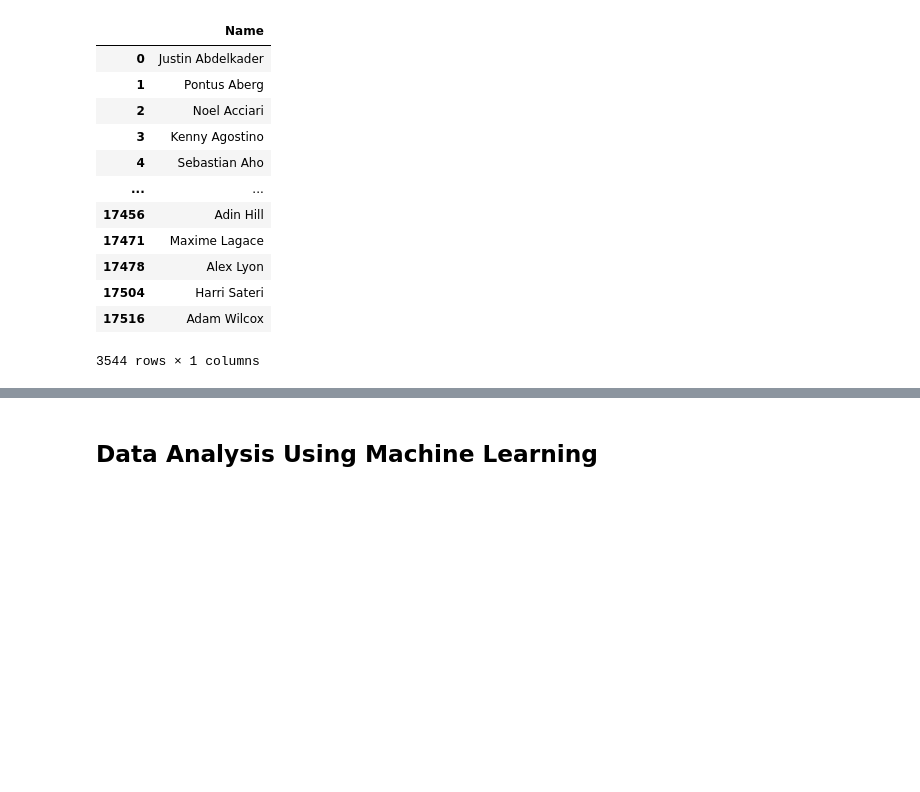
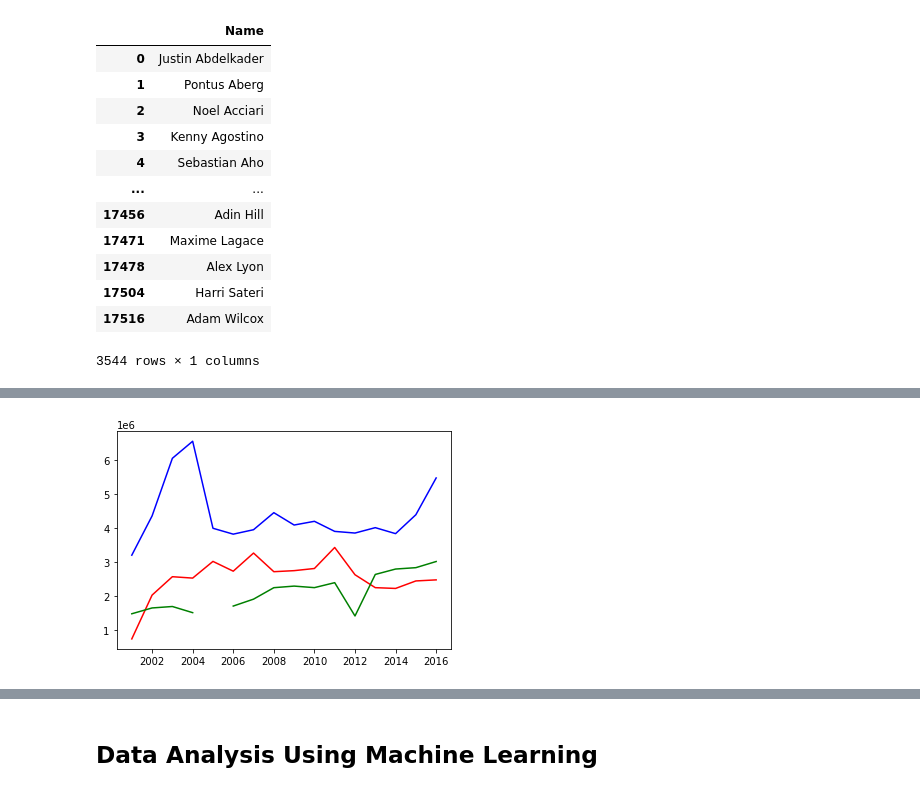
Before and after one commit to stevensryanw/stevensryanw.github.io, a Jupyter notebook: main.ipynb, the cells around one changed output, grey strips where cells are left out. Saved outputs shown, nothing was run; the diff lists cells and outputs as text; code cells hidden in the pictures; blank space fills up the shorter version.

```diff
--- a/main.ipynb
+++ b/main.ipynb
@@ -465,0 +426,6 @@ nba_salEval.plot.line(
+# %%
+#Merge the salary and stats dataframes
+nfl = pd.merge(nflStats, nflSalary)
+
+#Output nfl to csv
+nfl.to_csv("data/nfl/nfl.csv")
@@ -465,0 +754,67 @@ nba_salEval.plot.line(
+# %%
+nflGraph = pd.DataFrame().assign(Name = nfl["Name"], Year = nfl["Year"], Salary = nfl["Salary"])
+nflGraph.sort_values(by = "Year", ascending = True, inplace = True)
+nflGraph = nflGraph.astype({"Year": "int", "Salary": "int"})
+
+yearlyAvg = []
+yearlyAvg.append(nflGraph.loc[nflGraph["Year"] == 2001].Salary.mean())
+
+years = [2001, 2002, 2003, 2004, 2005, 2006, 2007, 2008, 2009, 2010, 2011, 2012, 2013, 2014, 2015, 2016]
+
+i = 2002
+while i <= 2016:
+    newAvg = pd.DataFrame()
+    newAvg = nflGraph.loc[nflGraph["Year"] == i].Salary.mean()
+    i += 1
+    yearlyAvg.append(newAvg)
+
+nflPlot = pd.DataFrame({"Year":years, "Salary":yearlyAvg})
+nflPlot.Salary = nflPlot.Salary.round()
+
+#Prep NBA Data
+nbaGraph = nba.loc[nba["Season"] >= 2001]
+nbaGraph = nbaGraph.loc[nbaGraph["Season"] <= 2016]
+nbaGraph = pd.DataFrame().assign(Name = nbaGraph["Name"], Year = nbaGraph["Season"], Salary = nbaGraph["Salary"])
+nbaGraph.sort_values(by = "Year", ascending = True, inplace = True)
+nbaGraph = nbaGraph.astype({"Year": "int", "Salary": "int"})
+
+yearlyAvg2 = []
+yearlyAvg2.append(nbaGraph.loc[nbaGraph["Year"] == 2001].Salary.mean())
+
+i = 2002
+while i <= 2016:
+    newAvg = pd.DataFrame()
+    newAvg = nbaGraph.loc[nbaGraph["Year"] == i].Salary.mean()
+    i += 1
+    yearlyAvg2.append(newAvg)
+
+nbaPlot = pd.DataFrame({"Year":years, "Salary":yearlyAvg2})
+nbaPlot.Salary = nbaPlot.Salary.round()
+
+#Prep NHL Data
+nhlGraph = nhl.loc[nhl["Year"] >= 2001]
+nhlGraph = nhlGraph.loc[nhlGraph["Year"] <= 2016]
+nhlGraph = pd.DataFrame().assign(Name = nhlGraph["Name"], Year = nhlGraph["Year"], Salary = nhlGraph["Salary"])
+nhlGraph.sort_values(by = "Year", ascending = True, inplace = True)
+nhlGraph = nhlGraph.astype({"Year": "int", "Salary": "int"})
+
+yearlyAvg3 = []
+yearlyAvg3.append(nhlGraph.loc[nhlGraph["Year"] == 2001].Salary.mean())
+
+i = 2002
+while i <= 2016:
+    newAvg = pd.DataFrame()
+    newAvg = nhlGraph.loc[nhlGraph["Year"] == i].Salary.mean()
+    i += 1
+    yearlyAvg3.append(newAvg)
+
+nhlPlot = pd.DataFrame({"Year":years, "Salary":yearlyAvg3})
+nhlPlot.Salary = nhlPlot.Salary.round()
+
+# #Plot the Data
+plt.plot(nflPlot["Year"], nflPlot["Salary"], color = "Red")
+plt.plot(nbaPlot["Year"], nbaPlot["Salary"], color = "Blue")
+plt.plot(nhlPlot["Year"], nhlPlot["Salary"], color = "Green")
+plt.show()
+# %% [output]
+[figure, added]
```
Also changed, not shown: parts of 90 cells of this notebook, 20 other files.
